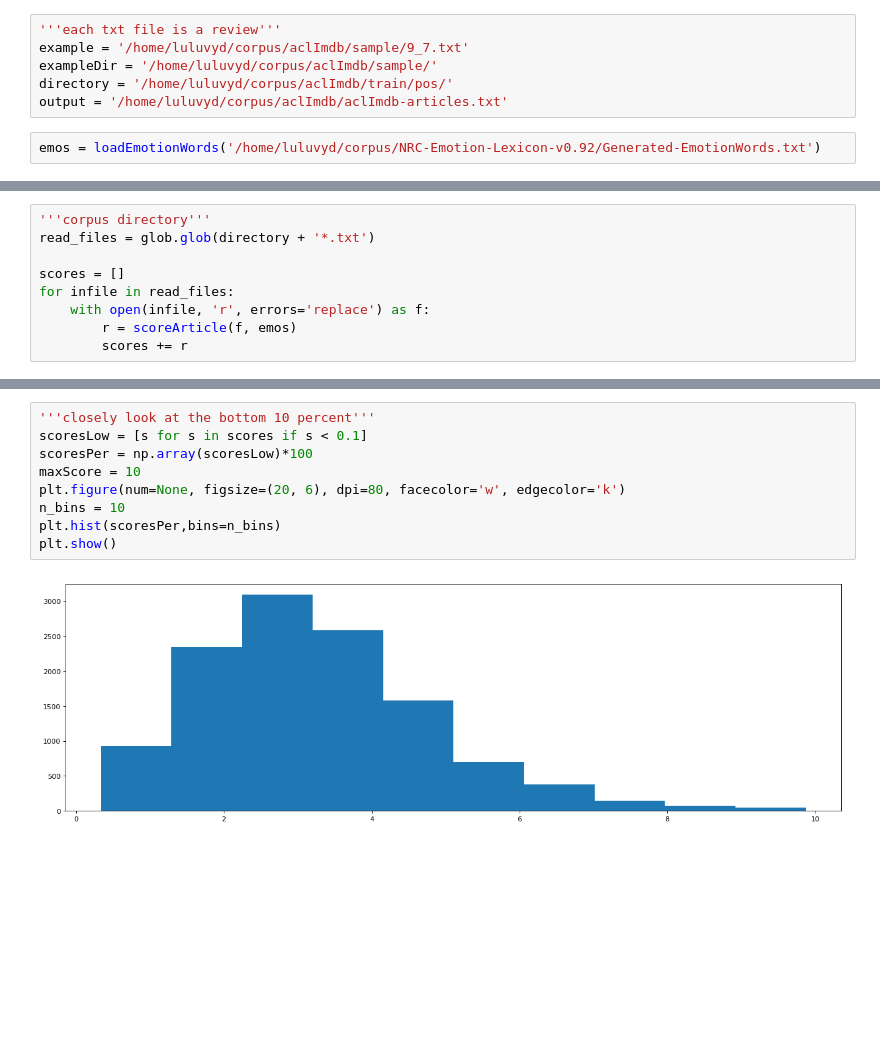
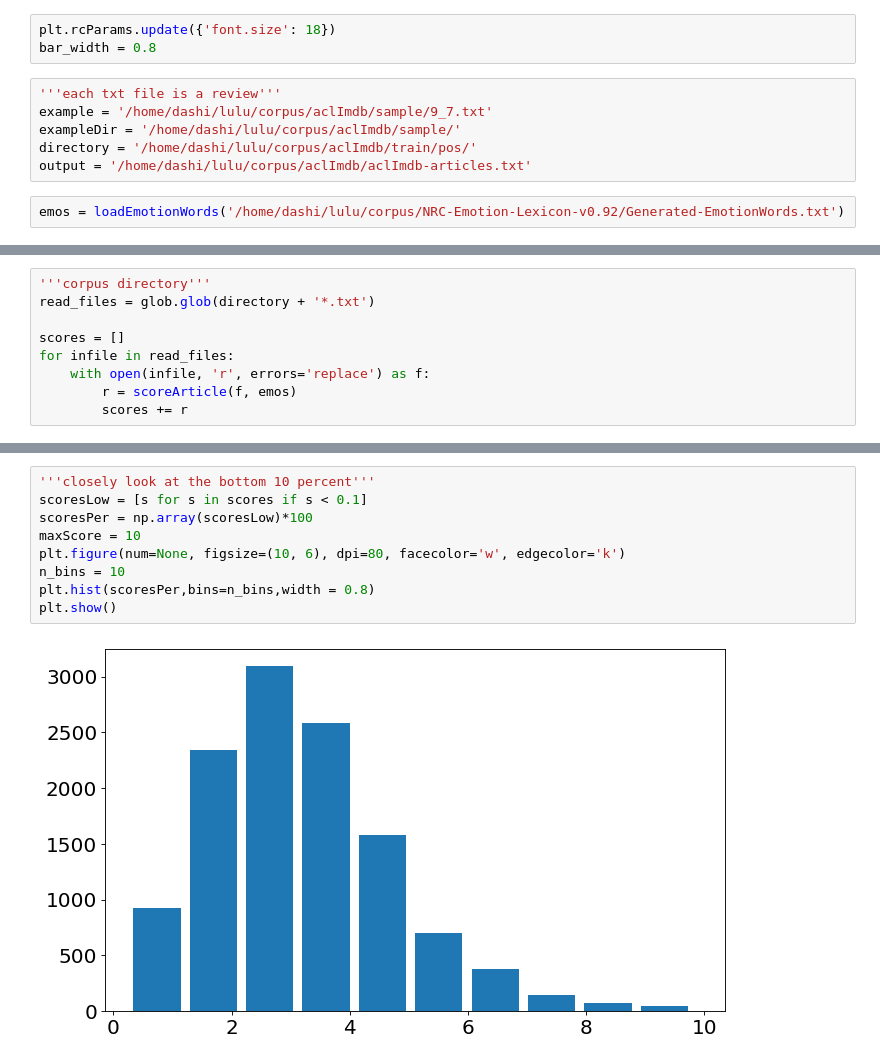
Before and after one commit to lucerne/com_metrics_chatbot, a Jupyter notebook: code/analysis/analysis_article_aclImdb.ipynb, the cells around one changed output, grey strips where cells are left out. Cells and saved outputs as stored; diff of their text form; blank space fills up the shorter version.

```diff
--- a/code/analysis/analysis_article_aclImdb.ipynb
+++ b/code/analysis/analysis_article_aclImdb.ipynb
@@ -15,14 +15,17 @@ if module_path not in sys.path:
     sys.path.append(module_path)
 
 from analysis_code.analyze_corpus import *
+# %%
+plt.rcParams.update({'font.size': 18})
+bar_width = 0.8
 # %%
 '''each txt file is a review'''
-example = '/home/luluvyd/corpus/aclImdb/sample/9_7.txt'
-exampleDir = '/home/luluvyd/corpus/aclImdb/sample/'
-directory = '/home/luluvyd/corpus/aclImdb/train/pos/'
-output = '/home/luluvyd/corpus/aclImdb/aclImdb-articles.txt'
+example = '/home/dashi/lulu/corpus/aclImdb/sample/9_7.txt'
+exampleDir = '/home/dashi/lulu/corpus/aclImdb/sample/'
+directory = '/home/dashi/lulu/corpus/aclImdb/train/pos/'
+output = '/home/dashi/lulu/corpus/aclImdb/aclImdb-articles.txt'
 # %%
-emos = loadEmotionWords('/home/luluvyd/corpus/NRC-Emotion-Lexicon-v0.92/Generated-EmotionWords.txt')
+emos = loadEmotionWords('/home/dashi/lulu/corpus/NRC-Emotion-Lexicon-v0.92/Generated-EmotionWords.txt')
 # %%
 '''example directory'''
 read_files = glob.glob(exampleDir + '*.txt')
@@ -57,11 +60,11 @@ plt.show()
 # %%
 '''closely look at the bottom 10 percent'''
 scoresLow = [s for s in scores if s < 0.1]
 scoresPer = np.array(scoresLow)*100
 maxScore = 10
-plt.figure(num=None, figsize=(20, 6), dpi=80, facecolor='w', edgecolor='k')
+plt.figure(num=None, figsize=(10, 6), dpi=80, facecolor='w', edgecolor='k')
 n_bins = 10
-plt.hist(scoresPer,bins=n_bins)
+plt.hist(scoresPer,bins=n_bins,width = 0.8)
 plt.show()
 # %% [output]
-[figure, old version]
+[figure, new version]
```
Also changed, not shown: parts of 2 cells of this notebook, 9 other files.
